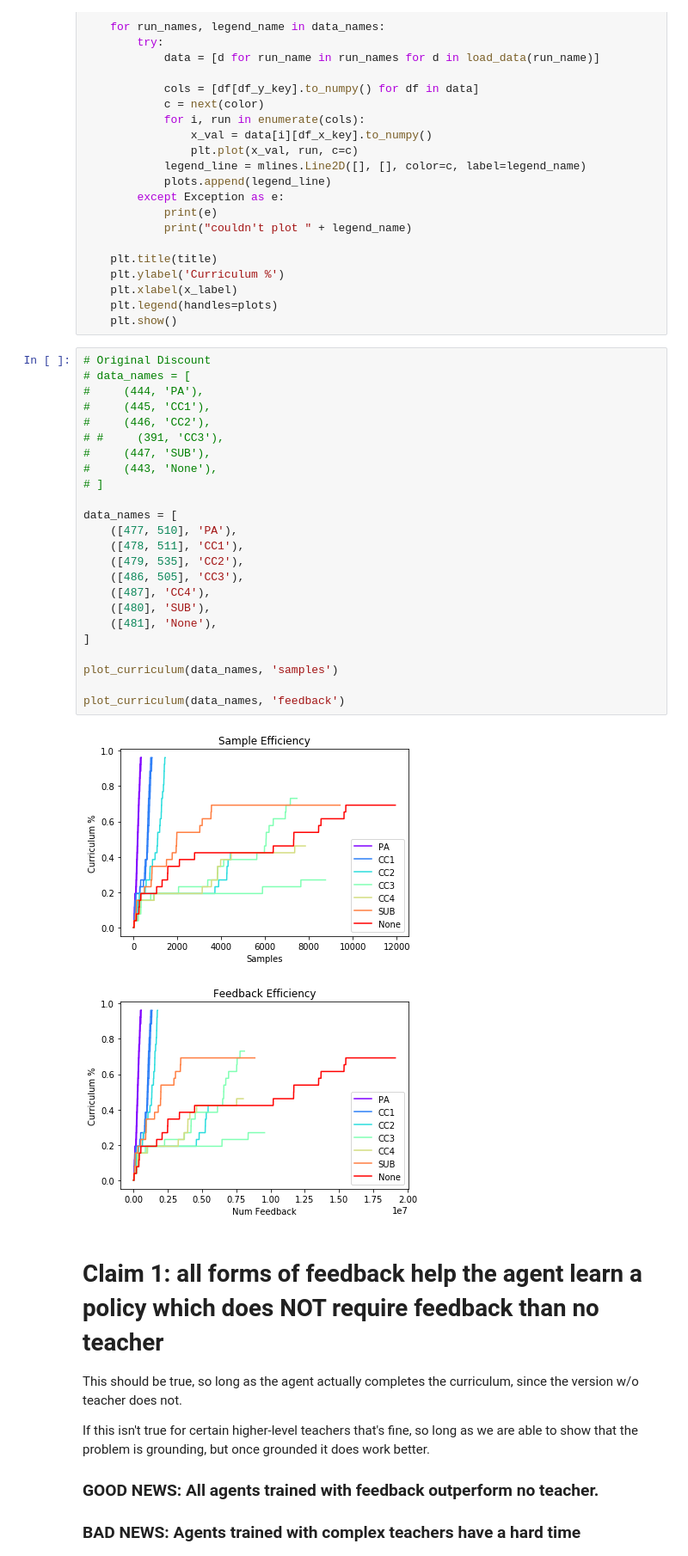
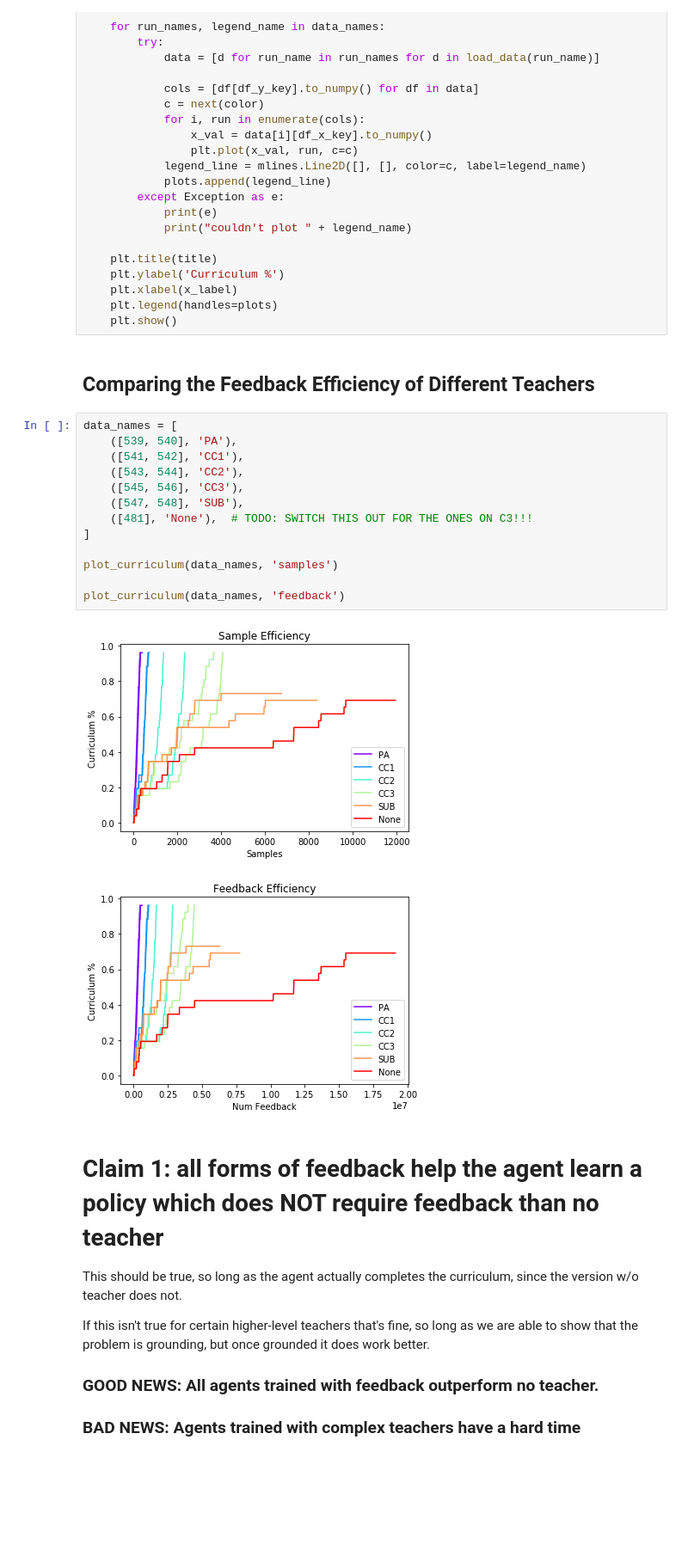
Before and after one commit to rll-research/teachable, a Jupyter notebook: Plots.ipynb, the cells around one changed output. Shown: that part at 86% size. Drawn from its saved outputs; the diff is of its cells as text; blank space fills up the shorter version.

```diff
--- a/Plots.ipynb
+++ b/Plots.ipynb
@@ -96,33 +102,24 @@ def plot_curriculum(data_names, x_type, use_min_len=True):
     plt.xlabel(x_label)
     plt.legend(handles=plots)
     plt.show()
-# %%
-# Original Discount
-# data_names = [
-#     (444, 'PA'),
-#     (445, 'CC1'),
-#     (446, 'CC2'),
-# #     (391, 'CC3'),
-#     (447, 'SUB'),
-#     (443, 'None'),
-# ]
-
-data_names = [
-    ([477, 510], 'PA'),
-    ([478, 511], 'CC1'),
-    ([479, 535], 'CC2'),
-    ([486, 505], 'CC3'),
-    ([487], 'CC4'),
-    ([480], 'SUB'),
-    ([481], 'None'),
-]
-
-plot_curriculum(data_names, 'samples')
-
-plot_curriculum(data_names, 'feedback')
-# %% [output]
-[figure, removed]
-[figure, removed]
+# %% [markdown]
+## Comparing the Feedback Efficiency of Different Teachers
+# %%
+data_names = [
+    ([539, 540], 'PA'),
+    ([541, 542], 'CC1'),
+    ([543, 544], 'CC2'),
+    ([545, 546], 'CC3'),
+    ([547, 548], 'SUB'),
+    ([481], 'None'),  # TODO: SWITCH THIS OUT FOR THE ONES ON C3!!!
+]
+
+plot_curriculum(data_names, 'samples')
+
+plot_curriculum(data_names, 'feedback')
+# %% [output]
+[figure, added]
+[figure, added]
 # %% [markdown]
 # Claim 1: all forms of feedback help the agent learn a policy which does NOT require feedback than no teacher
 
```
Also changed, not shown: parts of 11 cells of this notebook.
